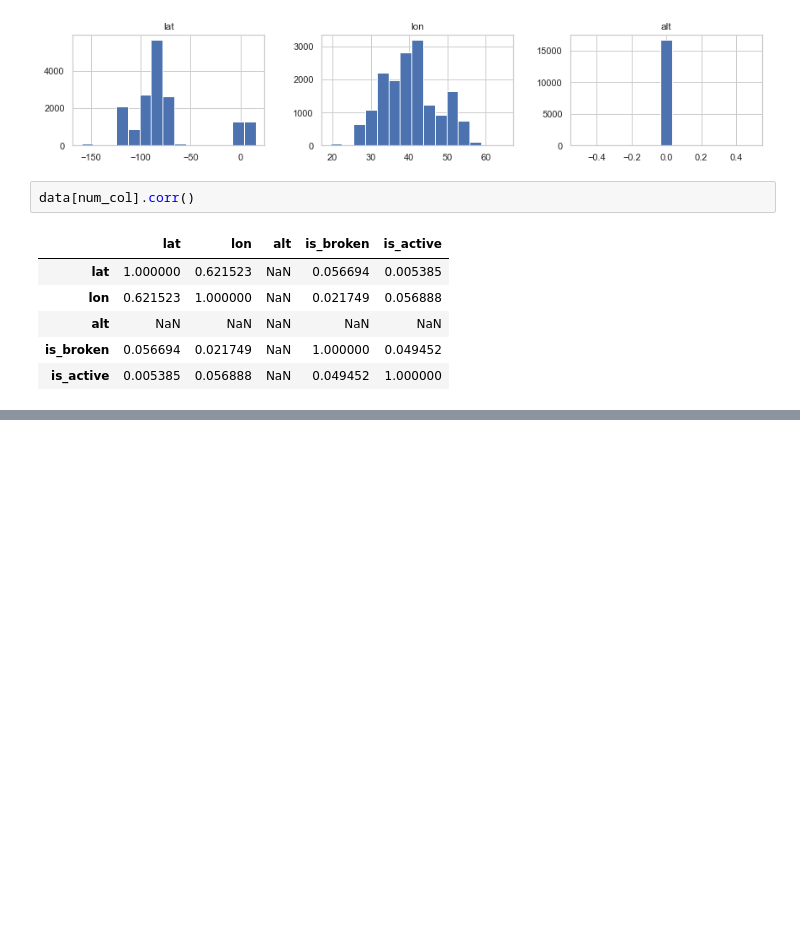
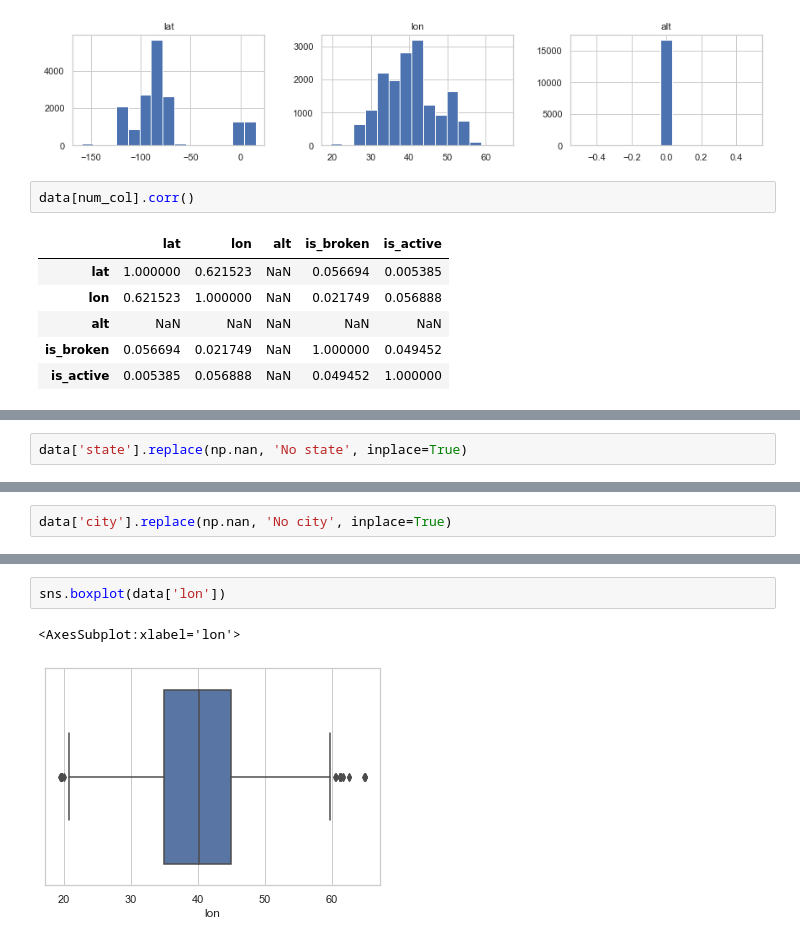
Before and after one commit to SRIKANTH284/mcdonalds-project, a Jupyter notebook: mcdonalds.ipynb, the cells around one changed output, grey strips where cells are left out. Saved outputs shown, nothing was run; the diff lists cells and outputs as text; blank space fills up the shorter version.

```diff
--- a/mcdonalds.ipynb
+++ b/mcdonalds.ipynb
@@ -289,0 +437,2 @@ data[num_col].corr()
+# %%
+data['state'].replace(np.nan, 'No state', inplace=True)
@@ -289,0 +454,2 @@ data[num_col].corr()
+# %%
+data['city'].replace(np.nan, 'No city', inplace=True)
@@ -289,0 +471,5 @@ data[num_col].corr()
+# %%
+sns.boxplot(data['lon'])
+# %% [output]
+<AxesSubplot:xlabel='lon'>
+[figure, added]
```
Also changed, not shown: parts of 20 cells of this notebook.
